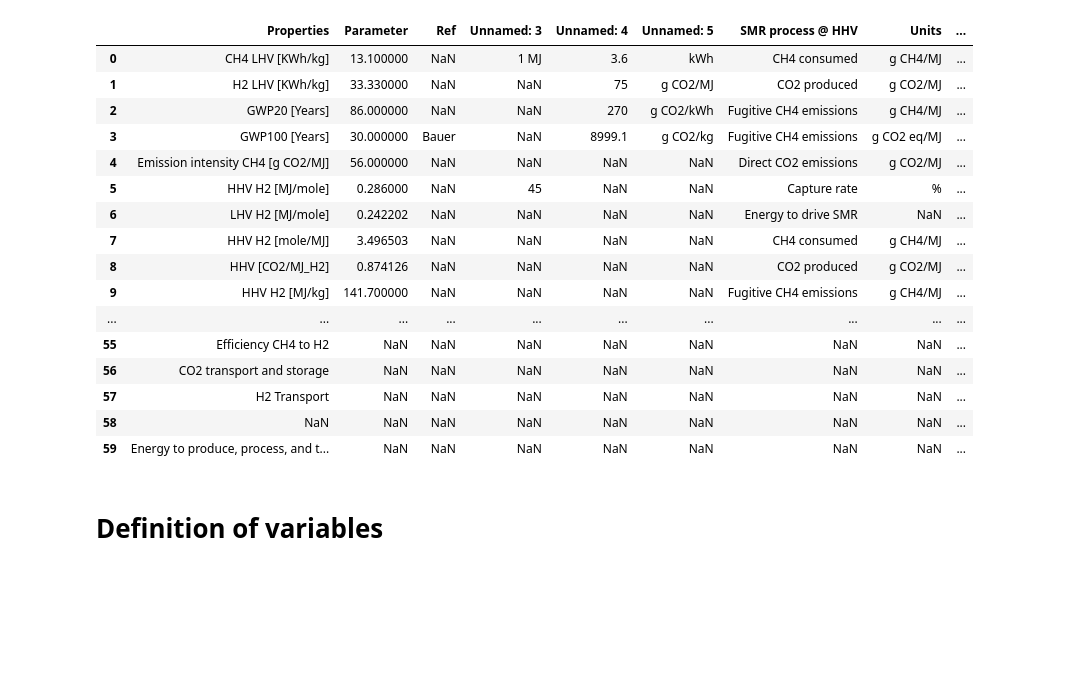
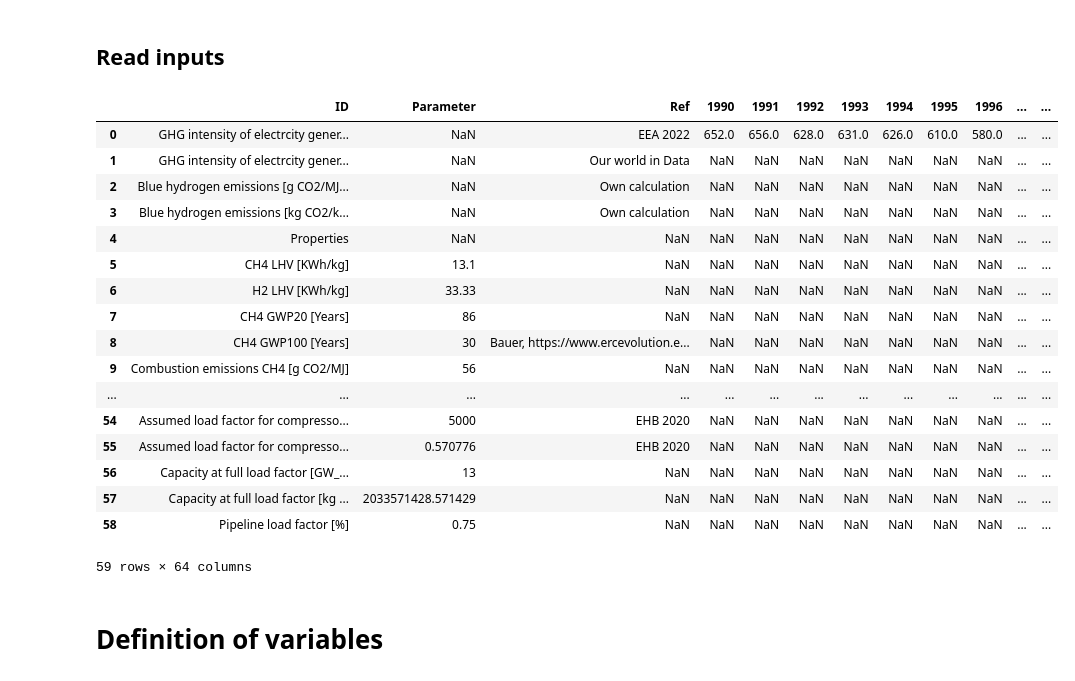
Before and after one commit to ReuterJakob/H2_pathways_repo, a Jupyter notebook: notebooks/Emissions/Production_emissions.ipynb, the cells around one changed output. Cells and saved outputs as stored; diff of their text form; code cells hidden in the pictures; blank space fills up the shorter version.

```diff
--- a/notebooks/Emissions/Production_emissions.ipynb
+++ b/notebooks/Emissions/Production_emissions.ipynb
@@ -2,27 +2,30 @@
 import numpy as np
 import pandas as pd
 from matplotlib import pyplot as plt
+# %% [markdown]
+## Read inputs
 # %%
-upstream =  pd.read_excel('/Users/jakob/PycharmProjects/H2_pathways_repo/data/raw/20220921_Data_Assumptions.xlsx', sheet_name='LCA', decimal=',')
-upstream
+GHG =  pd.read_excel('/Users/jakob/PycharmProjects/H2_pathways_repo/data/raw/20220921_Data_Assumptions.xlsx', sheet_name='GHG Emissions', decimal=',')
+GHG
 # %% [output]
-|  | Properties | Parameter | Ref | Unnamed: 3 | Unnamed: 4 | Unnamed: 5 | SMR process @ HHV | Units | ... |
-| 0 | CH4 LHV [KWh/kg] | 13.100000 | NaN | 1 MJ | 3.6 | kWh | CH4 consumed | g CH4/MJ | ... |
-| 1 | H2 LHV [KWh/kg] | 33.330000 | NaN | NaN | 75 | g CO2/MJ | CO2 produced | g CO2/MJ | ... |
-| 2 | GWP20 [Years] | 86.000000 | NaN | NaN | 270 | g CO2/kWh | Fugitive CH4 emissions | g CH4/MJ | ... |
-| 3 | GWP100 [Years] | 30.000000 | Bauer | NaN | 8999.1 | g CO2/kg | Fugitive CH4 emissions | g CO2 eq/MJ | ... |
-| 4 | Emission intensity CH4 [g CO2/MJ] | 56.000000 | NaN | NaN | NaN | NaN | Direct CO2 emissions | g CO2/MJ | ... |
-| 5 | HHV H2 [MJ/mole] | 0.286000 | NaN | 45 | NaN | NaN | Capture rate | % | ... |
-| 6 | LHV H2 [MJ/mole] | 0.242202 | NaN | NaN | NaN | NaN | Energy to drive SMR | NaN | ... |
-| 7 | HHV H2 [mole/MJ] | 3.496503 | NaN | NaN | NaN | NaN | CH4 consumed | g CH4/MJ | ... |
-| 8 | HHV [CO2/MJ_H2] | 0.874126 | NaN | NaN | NaN | NaN | CO2 produced | g CO2/MJ | ... |
-| 9 | HHV H2 [MJ/kg] | 141.700000 | NaN | NaN | NaN | NaN | Fugitive CH4 emissions | g CH4/MJ | ... |
-| ... | ... | ... | ... | ... | ... | ... | ... | ... | ... |
-| 55 | Efficiency CH4 to H2 | NaN | NaN | NaN | NaN | NaN | NaN | NaN | ... |
-| 56 | CO2 transport and storage | NaN | NaN | NaN | NaN | NaN | NaN | NaN | ... |
-| 57 | H2 Transport | NaN | NaN | NaN | NaN | NaN | NaN | NaN | ... |
-| 58 | NaN | NaN | NaN | NaN | NaN | NaN | NaN | NaN | ... |
-| 59 | Energy to produce, process, and t... | NaN | NaN | NaN | NaN | NaN | NaN | NaN | ... |
+|  | ID | Parameter | Ref | 1990 | 1991 | 1992 | 1993 | 1994 | 1995 | 1996 | ... | ... |
+| 0 | GHG intensity of electrcity gener... | NaN | EEA 2022 | 652.0 | 656.0 | 628.0 | 631.0 | 626.0 | 610.0 | 580.0 | ... | ... |
+| 1 | GHG intensity of electrcity gener... | NaN | Our world in Data | NaN | NaN | NaN | NaN | NaN | NaN | NaN | ... | ... |
+| 2 | Blue hydrogen emissions [g CO2/MJ... | NaN | Own calculation | NaN | NaN | NaN | NaN | NaN | NaN | NaN | ... | ... |
+| 3 | Blue hydrogen emissions [kg CO2/k... | NaN | Own calculation | NaN | NaN | NaN | NaN | NaN | NaN | NaN | ... | ... |
+| 4 | Properties | NaN | NaN | NaN | NaN | NaN | NaN | NaN | NaN | NaN | ... | ... |
+| 5 | CH4 LHV [KWh/kg] | 13.1 | NaN | NaN | NaN | NaN | NaN | NaN | NaN | NaN | ... | ... |
+| 6 | H2 LHV [KWh/kg] | 33.33 | NaN | NaN | NaN | NaN | NaN | NaN | NaN | NaN | ... | ... |
+| 7 | CH4 GWP20 [Years] | 86 | NaN | NaN | NaN | NaN | NaN | NaN | NaN | NaN | ... | ... |
+| 8 | CH4 GWP100 [Years] | 30 | Bauer, https://www.ercevolution.e... | NaN | NaN | NaN | NaN | NaN | NaN | NaN | ... | ... |
+| 9 | Combustion emissions CH4 [g CO2/MJ] | 56 | NaN | NaN | NaN | NaN | NaN | NaN | NaN | NaN | ... | ... |
+| ... | ... | ... | ... | ... | ... | ... | ... | ... | ... | ... | ... | ... |
+| 54 | Assumed load factor for compresso... | 5000 | EHB 2020 | NaN | NaN | NaN | NaN | NaN | NaN | NaN | ... | ... |
+| 55 | Assumed load factor for compresso... | 0.570776 | EHB 2020 | NaN | NaN | NaN | NaN | NaN | NaN | NaN | ... | ... |
+| 56 | Capacity at full load factor [GW_... | 13 | NaN | NaN | NaN | NaN | NaN | NaN | NaN | NaN | ... | ... |
+| 57 | Capacity at full load factor [kg ... | 2033571428.571429 | NaN | NaN | NaN | NaN | NaN | NaN | NaN | NaN | ... | ... |
+| 58 | Pipeline load factor [%] | 0.75 | NaN | NaN | NaN | NaN | NaN | NaN | NaN | NaN | ... | ... |
+59 rows × 64 columns
 # %% [markdown]
 # Definition of variables
 # %%
```
Also changed, not shown: parts of 77 cells of this notebook, 1 other file.
